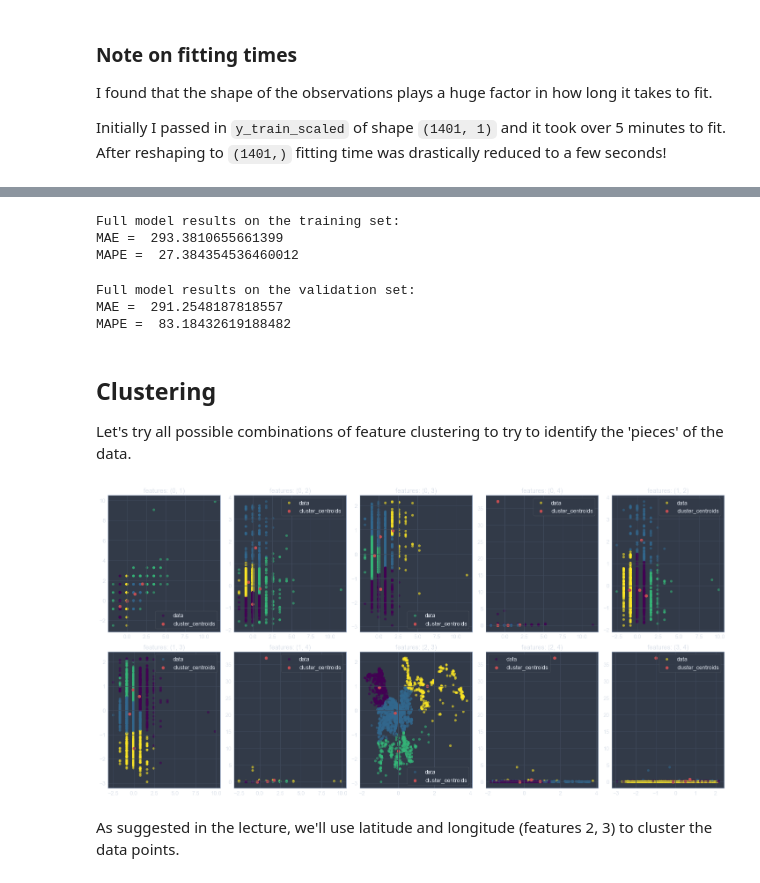
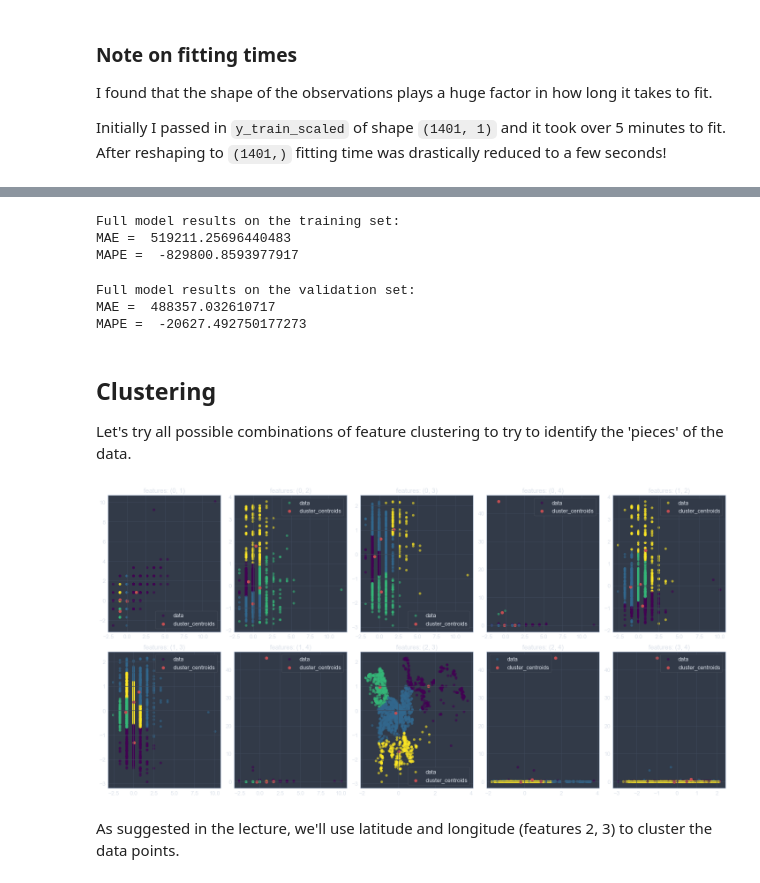
Before and after one commit to ET5003-Group1/ET5003, a Jupyter notebook: Week-3/ET5003_Etivity2_CarlosSiqueiraDoAmaral_20151586.ipynb, the cells around one changed output, grey strips where cells are left out. Drawn from its saved outputs; the diff is of its cells as text; code cells hidden in the pictures.

Commit message:
removed validation set, fixed prediction calculation

```diff
--- a/Week-3/ET5003_Etivity2_CarlosSiqueiraDoAmaral_20151586.ipynb
+++ b/Week-3/ET5003_Etivity2_CarlosSiqueiraDoAmaral_20151586.ipynb
@@ -365,22 +365,16 @@ column_order = num_cols + ordinal_cols + one_hot_cols
 
 train_set = train_set[column_order + ["log_price"]].dropna(axis=0)
 
-X_train_full, y_train_full = (
+X_train, y_train = (
     train_set.drop(columns=["log_price"]),
     train_set["log_price"].copy().values,
 )
 
-
-X_train, X_valid, y_train, y_valid = train_test_split(
-    X_train_full, y_train_full, test_size=0.3, random_state=rand_state,
-)
-
-X_test = X_test.drop(columns=drop_cols, errors="ignore")
-y_test = np.log10(y_test.copy()).values
+X_test = X_test[column_order].drop(columns=drop_cols, errors="ignore")
+y_test = np.log10(y_test.copy())
 
 print("Split training data:")
 print("\tX_train shape:", X_train.shape)
-print("\tX_valid shape:", X_valid.shape)
 print("\tX_test shape:", X_test.shape)
 # %% [output]
 Split training data:
@@ -396,7 +389,6 @@ ordinal_enc = OrdinalEncoder(handle_unknown="use_encoded_value", unknown_value=-
 one_hot_enc = OneHotEncoder(sparse=False)
 
 X_train_scaled = X_train.reset_index(drop=True).copy()
-X_valid_scaled = X_valid.reset_index(drop=True).copy()
 X_test_scaled = X_test.copy()
 
 # Fit and transform training set
@@ -408,16 +400,7 @@ X_train_scaled = pd.concat(
     [X_train_scaled.drop(columns=one_hot_cols), X_one_hot], axis=1, ignore_index=True
 ).to_numpy(dtype=np.float32)
 
-# Transform validation set
-X_valid_scaled[num_cols] = scaler.transform(X_valid_scaled[num_cols])
-X_valid_scaled[ordinal_cols] = ordinal_enc.transform(X_valid_scaled[ordinal_cols])
-X_one_hot = one_hot_enc.transform(X_valid_scaled[one_hot_cols])
-X_one_hot = pd.DataFrame(X_one_hot, columns=one_hot_enc.categories_)
-X_valid_scaled = pd.concat(
-    [X_valid_scaled.drop(columns=one_hot_cols), X_one_hot], axis=1, ignore_index=True
-).to_numpy(dtype=np.float32)
-
-# # Transform test set
+# Transform test set
 X_test_scaled[num_cols] = scaler.transform(X_test_scaled[num_cols])
 X_test_scaled[ordinal_cols] = ordinal_enc.transform(X_test[ordinal_cols])
 X_one_hot = one_hot_enc.transform(X_test_scaled[one_hot_cols])
@@ -426,14 +409,11 @@ X_test_scaled = pd.concat(
     [X_test_scaled.drop(columns=one_hot_cols), X_one_hot], axis=1, ignore_index=True
 ).to_numpy(dtype=np.float32)
 
-# # Fit and transform train, validation and test targets
+# # Fit and transform train and test targets
 y_train_scaled = y_scaler.fit_transform(y_train.reshape(-1, 1))
-y_valid_scaled = y_scaler.transform(y_valid.reshape(-1, 1))
 y_test_scaled = y_scaler.transform(y_test.reshape(-1, 1))
 
-
 assert len(X_train_scaled) == len(y_train_scaled)
-assert len(X_valid_scaled) == len(y_valid_scaled)
 assert len(X_test_scaled) == 500
 assert len(y_test_scaled) == len(X_test_scaled)
 # %% [markdown]
@@ -530,18 +501,18 @@ def evaluate(posterior, X, y, y_scaler):
     return y_pred
 # %%
 print("Full model results on the training set:")
-y_pred_val = evaluate(full_posterior, X_train_subset, y_train_scaled, y_scaler)
+y_pred_train = evaluate(full_posterior, X_train_subset, y_train_scaled, y_scaler)
 # %% [output]
 Full model results on the training set:
-MAE =  293.3810655661399
-MAPE =  27.384354536460012
+MAE =  519211.25696440483
+MAPE =  -829800.8593977917
 # %%
-print("Full model results on the validation set:")
-y_pred_val = evaluate(full_posterior, X_valid_subset, y_valid_scaled, y_scaler)
+print("Full model results on the test set:")
+y_pred_val = evaluate(full_posterior, X_test_subset, y_test_scaled, y_scaler)
 # %% [output]
 Full model results on the validation set:
-MAE =  291.2548187818557
-MAPE =  83.18432619188482
+MAE =  488357.032610717
+MAPE =  -20627.492750177273
 # %% [markdown]
 ## Clustering
 
@@ -554,34 +525,34 @@ from itertools import combinations
 # Ideally, create a cluster for each feature
 n_clusters = 4
 gmm = GaussianMixture(n_components=n_clusters)
 
 feature_combinations = combinations(features, 2)
 fig, axes = plt.subplots(2, 5, figsize=(20, 10))
 
 for ax, feat_idx in zip(axes.flatten(), feature_combinations):
-    X_clustering = np.r_[X_train_subset[:, feat_idx], X_valid_subset[:, feat_idx]]
+    X_clustering = np.r_[X_train_subset[:, feat_idx]]
     X_cluster_labels = gmm.fit_predict(X_clustering)
 
     ax.scatter(
         X_clustering[:, 0],
         X_clustering[:, 1],
         alpha=0.6,
         label="data",
         c=X_cluster_labels,
     )
     ax.scatter(
         gmm.means_[:, 0],
         gmm.means_[:, 1],
         s=50,
         c="r",
         marker="o",
         label="cluster_centroids",
     )
     ax.set_title(f"features: {feat_idx}")
     ax.legend()
 fig.tight_layout()
 plt.show()
 # %% [output]
-[figure, old version]
+[figure, new version]
 # %% [markdown]
 As suggested in the lecture, we'll use latitude and longitude (features 2, 3) to cluster the data points.
```
Also changed, not shown: parts of 14 cells of this notebook.
